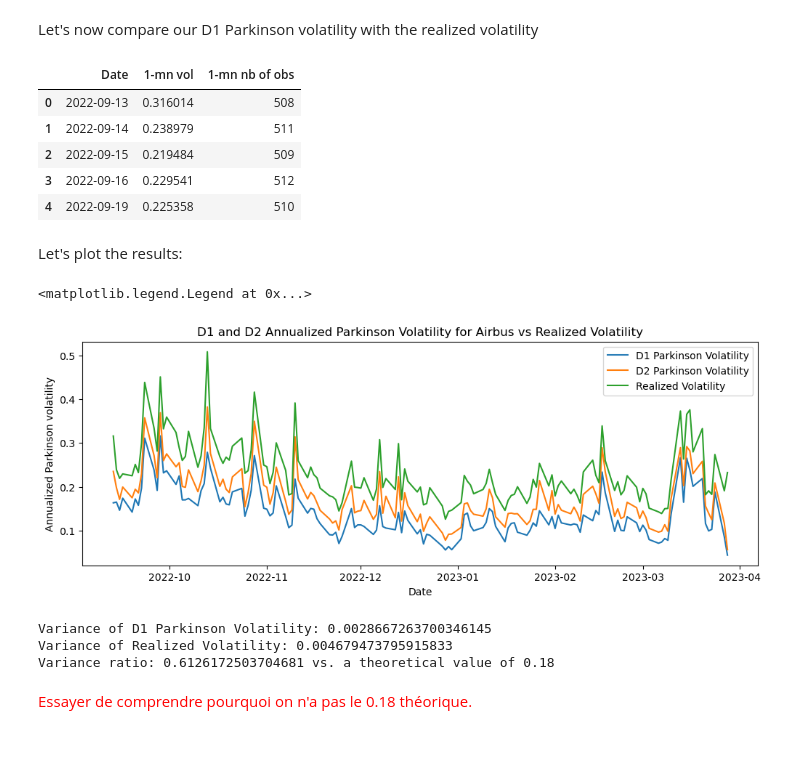
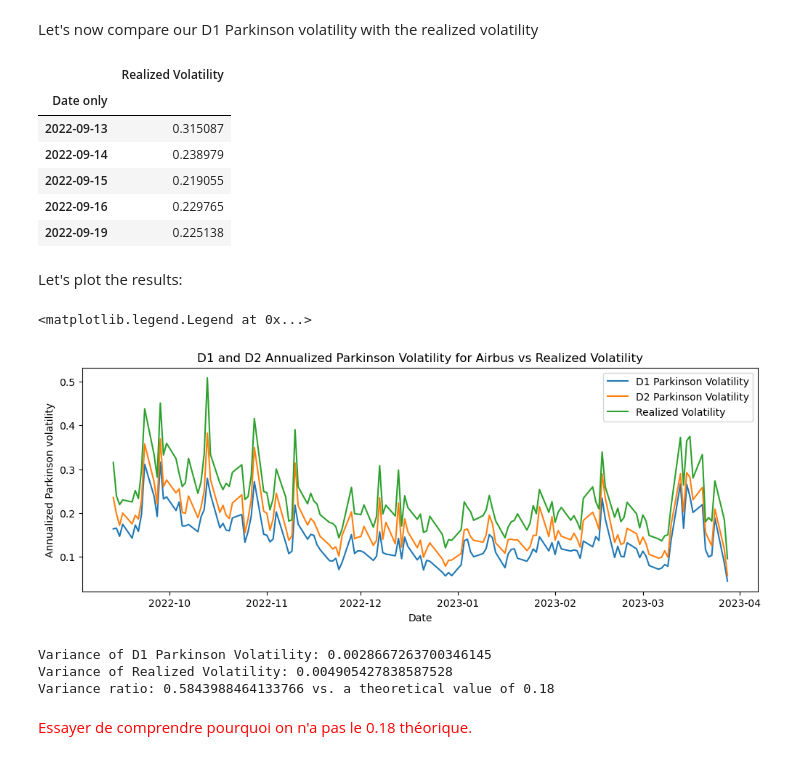
Before and after one commit to dianemans/Proj1_NPFD, a Jupyter notebook: M. Garcin/Project Part 1_serial dependence of Parkinson volatility.ipynb, the cells around one changed output. Cells and saved outputs as stored; diff of their text form; code cells hidden in the pictures.

```diff
--- a/M. Garcin/Project Part 1_serial dependence of Parkinson volatility.ipynb
+++ b/M. Garcin/Project Part 1_serial dependence of Parkinson volatility.ipynb
@@ -23,7 +23,7 @@ You will use the dataset (Excel files) of one-minute observations (OHLC prices)
 
 The time range is September 2022-March 2023. Pay attention to the fact that some stocks don't have a price every minute (less liquid, like SW): avoid them.
 # %%
-data_AIR = pd.read_excel('AIR_prices.xlsx', engine='openpyxl', header=1)
+data_AIR = pd.read_excel('Data/AIR_prices.xlsx', engine='openpyxl', header=1)
 data_AIR.head()
 # %% [output]
 |  | Dates | Open | Close | High | Low |
@@ -201,42 +201,36 @@ Let's now compare our D1 Parkinson volatility with the realized volatility
 # Group the data by day (excluding the first line, which is a return between two distinct days)
 data_AIR_no_first = data_AIR[data_AIR.groupby('Date only').cumcount() > 0] #.cumcount()>0 makes it possible to remove the first line of each group
 #Calculate the standard deviation of the returns for each day as well as the number of observations used
-daily_volatility = data_AIR_no_first.groupby('Date only')['Return'].std()
-daily_count = data_AIR_no_first.groupby('Date only').size()
-#Create a dataframe for the dates and the volatilities
-daily_stats_AIR_df = pd.DataFrame({
-    'Date': daily_volatility.index,
-    '1-mn vol': daily_volatility.values,
-    '1-mn nb of obs': daily_count.values
-})
-
-#252 days each year, number of minutes each day approximatively 512: so 252*512 1-min time intervals in a year
-daily_stats_AIR_df['1-mn vol'] = daily_stats_AIR_df['1-mn vol'] * np.sqrt(252 * 512)
-daily_stats_AIR_df.head()
+daily_realized_volatility = data_AIR_no_first.groupby('Date only')['Return'].std()
+daily_realized_volatility = daily_realized_volatility * np.sqrt(252) * obs_per_day['Number of Observations']**0.5
+daily_realized_volatility = daily_realized_volatility.reset_index(name='Realized Volatility')
+daily_realized_volatility = daily_realized_volatility.set_index('Date only')
+daily_realized_volatility.head()
 # %% [output]
-|  | Date | 1-mn vol | 1-mn nb of obs |
-| 0 | 2022-09-13 | 0.316014 | 508 |
-| 1 | 2022-09-14 | 0.238979 | 511 |
-| 2 | 2022-09-15 | 0.219484 | 509 |
-| 3 | 2022-09-16 | 0.229541 | 512 |
-| 4 | 2022-09-19 | 0.225358 | 510 |
+|  | Realized Volatility |
+| Date only |  |
+| 2022-09-13 | 0.315087 |
+| 2022-09-14 | 0.238979 |
+| 2022-09-15 | 0.219055 |
+| 2022-09-16 | 0.229765 |
+| 2022-09-19 | 0.225138 |
 # %% [markdown]
 Let's plot the results:
 # %%
 plt.figure(figsize=(12, 4))
 plt.plot(D1_parkinson_vol, label='D1 Parkinson Volatility')
 plt.plot(D2_parkinson_vol, label='D2 Parkinson Volatility')
-plt.plot( daily_stats_AIR_df['Date'], daily_stats_AIR_df['1-mn vol'], label='Realized Volatility')
+plt.plot(daily_realized_volatility['Realized Volatility'], label='Realized Volatility')
 plt.title('D1 and D2 Annualized Parkinson Volatility for Airbus vs Realized Volatility')
 plt.xlabel('Date')
 plt.ylabel('Annualized Parkinson volatility')
 plt.legend()
 # %% [output]
 <matplotlib.legend.Legend at 0x...>
-[figure, old version]
+[figure, new version]
 # %%
 var_D1_parkinson_vol = D1_parkinson_vol.var()
-var_realized_vol = daily_stats_AIR_df['1-mn vol'].var()
+var_realized_vol = daily_realized_volatility['Realized Volatility'].var()
 print(f'Variance of D1 Parkinson Volatility: {var_D1_parkinson_vol}')
 print(f'Variance of Realized Volatility: {var_realized_vol}')
 
@@ -245,8 +239,8 @@ variance_ratio = var_D1_parkinson_vol / var_realized_vol
 print(f'Variance ratio: {variance_ratio} vs. a theoretical value of 0.18')
 # %% [output]
 Variance of D1 Parkinson Volatility: 0.0028667263700346145
-Variance of Realized Volatility: 0.004679473795915833
-Variance ratio: 0.6126172503704681 vs. a theoretical value of 0.18
+Variance of Realized Volatility: 0.004905427838587528
+Variance ratio: 0.5843988464133766 vs. a theoretical value of 0.18
 # %% [markdown]
 <span style="color: red;">Essayer de comprendre pourquoi on n'a pas le 0.18 théorique.</span>
 # %% [markdown]
```
Also changed, not shown: 5 other files.
